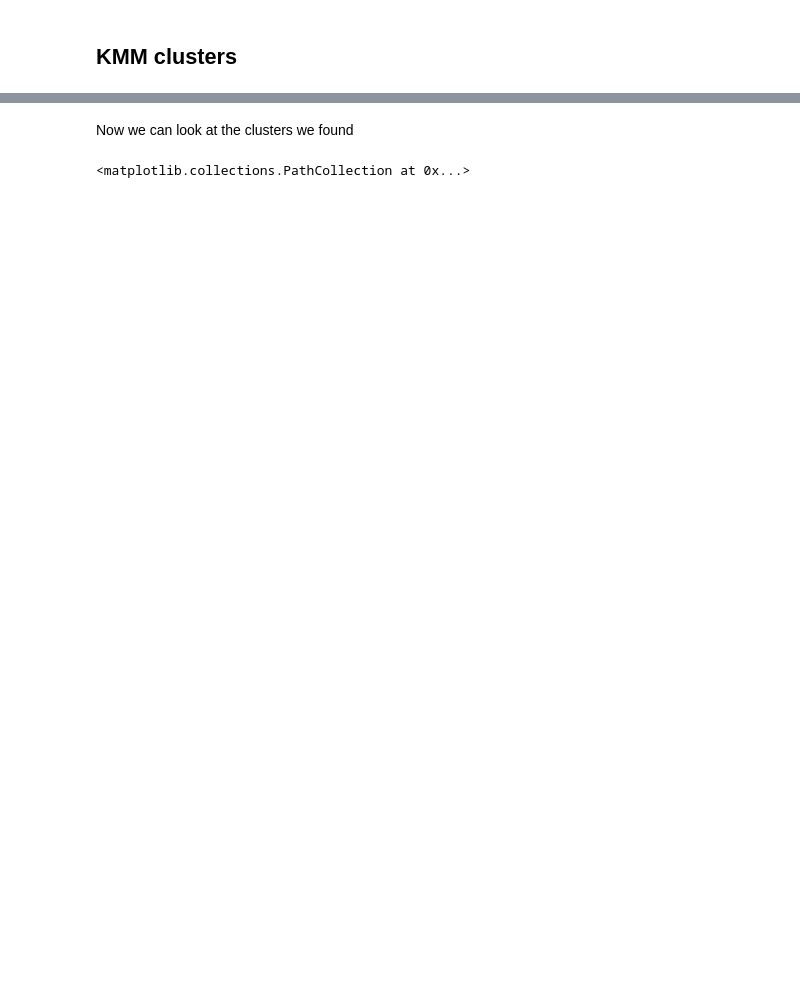
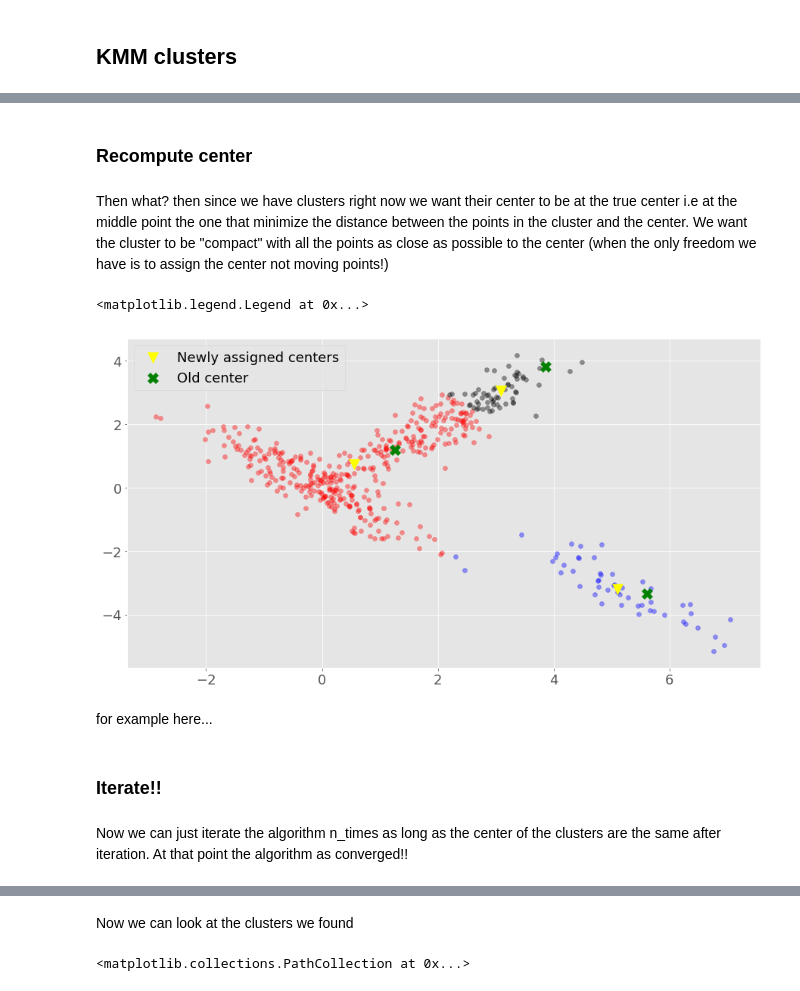
Before and after one commit to amanzotti/machine_learning, a Jupyter notebook: Machine_learning.ipynb, the cells around one changed output, grey strips where cells are left out. Saved outputs shown, nothing was run; the diff lists cells and outputs as text; code cells hidden in the pictures; blank space fills up the shorter version.

```diff
--- a/Machine_learning.ipynb
+++ b/Machine_learning.ipynb
@@ -144,0 +133,5 @@ plt.legend(loc=0)
+# %% [markdown]
+### Recompute center
+# %% [markdown]
+Then what? then since we have clusters right now we want their center to be at the true center i.e at the middle point the one that minimize the distance between the points in the cluster and the center.
+We want the cluster to be "compact" with all the points as close as possible to the center (when the only freedom we have is to assign the center not moving points!)
@@ -145,3 +146,38 @@ plt.legend(loc=0)
+# %%
+plt.scatter(
+    data[np.where(ind == 0), 0],
+    data[np.where(ind == 0), 1],
+    color='red',
+    alpha=0.4)
+plt.scatter(
+    data[np.where(ind == 1), 0],
+    data[np.where(ind == 1), 1],
+    color='blue',
+    alpha=0.4)
+plt.scatter(
+    data[np.where(ind == 2), 0],
+    data[np.where(ind == 2), 1],
+    color='k',
+    alpha=0.4)
+plt.scatter(
+    new_mu[:, 0],
+    new_mu[:, 1],
+    marker='v',
+    label='Newly assigned centers',
+    color='yellow',
+    s=200)
+plt.scatter(
+    mu[:, 0], mu[:, 1], marker='X', label='Old center', color='green', s=200)
+plt.legend(loc=0)
+# %% [output]
+<matplotlib.legend.Legend at 0x...>
+[figure, added]
+# %% [markdown]
+for example here...
+# %% [markdown]
+### Iterate!!
+# %% [markdown]
+Now we can just iterate the algorithm n_times as long as the center of the clusters are the same after iteration. At that point the algorithm as converged!!
 # %%
 data = np.loadtxt('toydata.txt')
 k = 3
```
Also changed, not shown: parts of 70 cells of this notebook.
